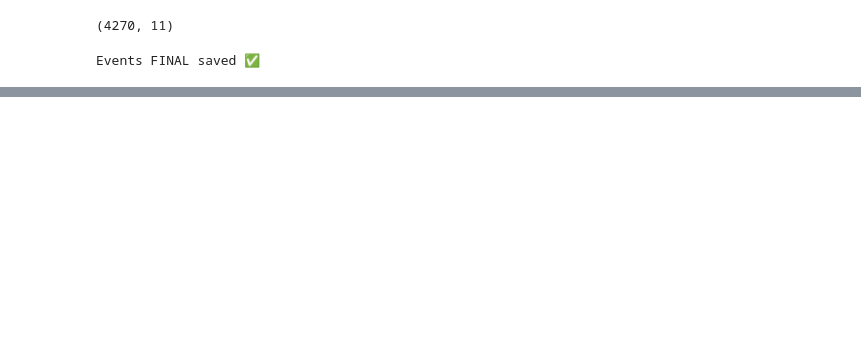
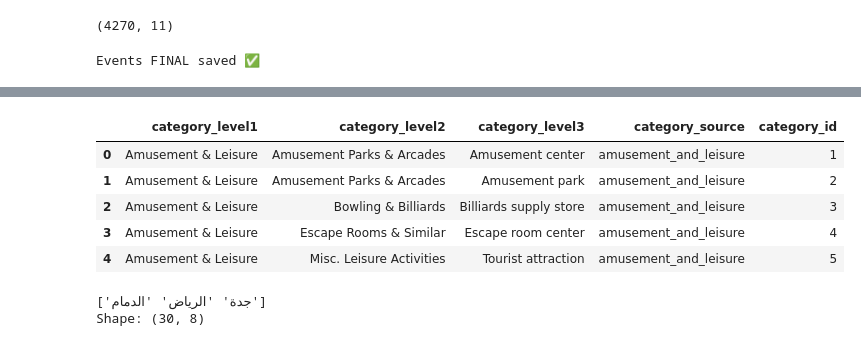
Before and after one commit to MaysAlsalum/DarbakGP, a Jupyter notebook: notebooks/01_exploration.ipynb, the cells around one changed output, grey strips where cells are left out. Cells and saved outputs as stored; diff of their text form; code cells hidden in the pictures; blank space fills up the shorter version.

```diff
--- a/notebooks/01_exploration.ipynb
+++ b/notebooks/01_exploration.ipynb
@@ -1083,0 +1320,12 @@ Events FINAL saved ✅
+# %%
+poi_master = pd.read_parquet("../data/processed/poi/poi_master.parquet")
+
+poi_master_updated = pd.concat(
+    [poi_master, attractions_poi],
+    ignore_index=True
+)
+
+poi_master_updated.to_parquet(
+    "../data/processed/poi/poi_master.parquet",
+    index=False
+)
@@ -1083,0 +1353,5 @@ Events FINAL saved ✅
+# %%
+poi_master = poi_master.drop_duplicates(
+    subset=["name", "latitude", "longitude"],
+    keep="first"
+)
@@ -1083,0 +1362,11 @@ Events FINAL saved ✅
+# %%
+poi_master = poi_master[
+    poi_master["latitude"].notna() &
+    poi_master["longitude"].notna()
+]
+# %%
+numeric_cols = ["latitude","longitude","rating","rating_count","traffic_score","time_spent"]
+
+for col in numeric_cols:
+    if col in poi_master.columns:
+        poi_master[col] = pd.to_numeric(poi_master[col], errors="coerce")
@@ -1083,0 +1383,15 @@ Events FINAL saved ✅
+# %%
+categories = poi_master[
+    ["category_level1","category_level2","category_level3","category_source"]
+].drop_duplicates().reset_index(drop=True)
+
+categories["category_id"] = range(1, len(categories)+1)
+
+categories.head()
+# %% [output]
+|  | category_level1 | category_level2 | category_level3 | category_source | category_id |
+| 0 | Amusement & Leisure | Amusement Parks & Arcades | Amusement center | amusement_and_leisure | 1 |
+| 1 | Amusement & Leisure | Amusement Parks & Arcades | Amusement park | amusement_and_leisure | 2 |
+| 2 | Amusement & Leisure | Bowling & Billiards | Billiards supply store | amusement_and_leisure | 3 |
+| 3 | Amusement & Leisure | Escape Rooms & Similar | Escape room center | amusement_and_leisure | 4 |
+| 4 | Amusement & Leisure | Misc. Leisure Activities | Tourist attraction | amusement_and_leisure | 5 |
@@ -1083,0 +1417,12 @@ Events FINAL saved ✅
+# %%
+selected_cities = ["الرياض", "جدة", "الخبر", "الدمام"]
+
+attractions_final = attractions_clean[
+    attractions_clean["city"].isin(selected_cities)
+].copy()
+
+print(attractions_final["city"].unique())
+print("Shape:", attractions_final.shape)
+# %% [output]
+['جدة' 'الرياض' 'الدمام']
+Shape: (30, 8)
```
Also changed, not shown: parts of 40 cells of this notebook, 6 other files.
